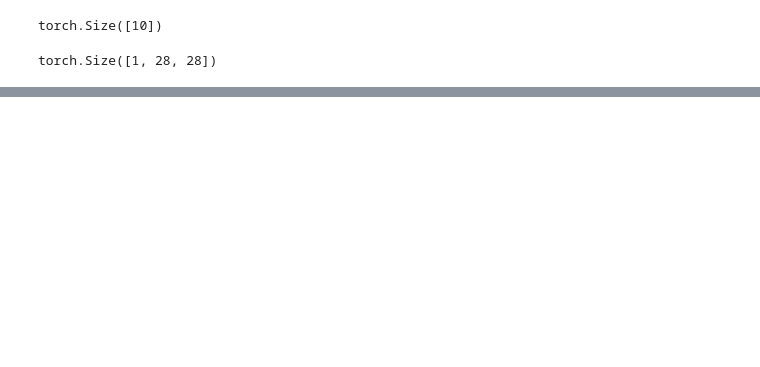
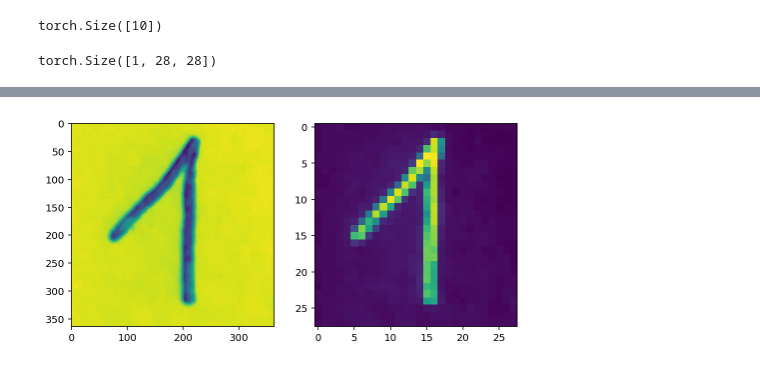
Before and after one commit to Marzipan78/Striving, a Jupyter notebook: M6_Computer_Vision/04. Kernels, callbacks and thresholding/CNN.ipynb, the cells around one changed output, grey strips where cells are left out. Drawn from its saved outputs; the diff is of its cells as text; code cells hidden in the pictures; blank space fills up the shorter version.

```diff
--- a/M6_Computer_Vision/04. Kernels, callbacks and thresholding/CNN.ipynb
+++ b/M6_Computer_Vision/04. Kernels, callbacks and thresholding/CNN.ipynb
@@ -205,0 +208,4 @@ tensor(8)
+# %%
+test = Tensify.imagify("./img/","1.jpg")
+# %% [output]
+[figure, added]
```
Also changed, not shown: parts of 5 cells of this notebook.
